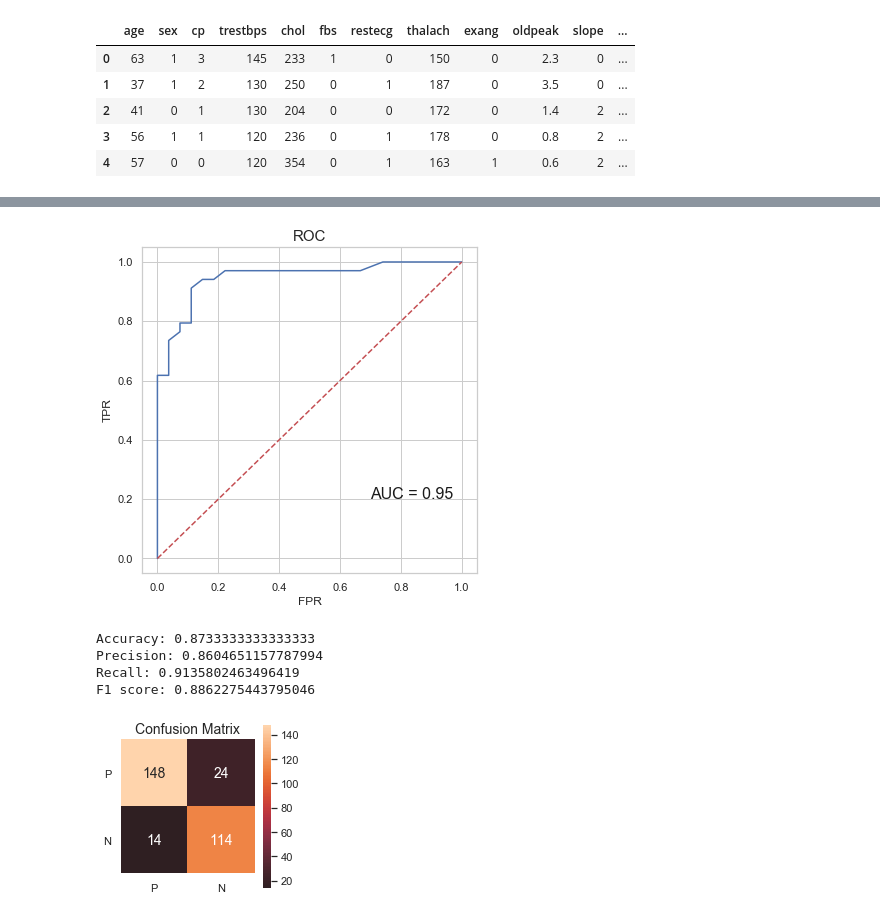
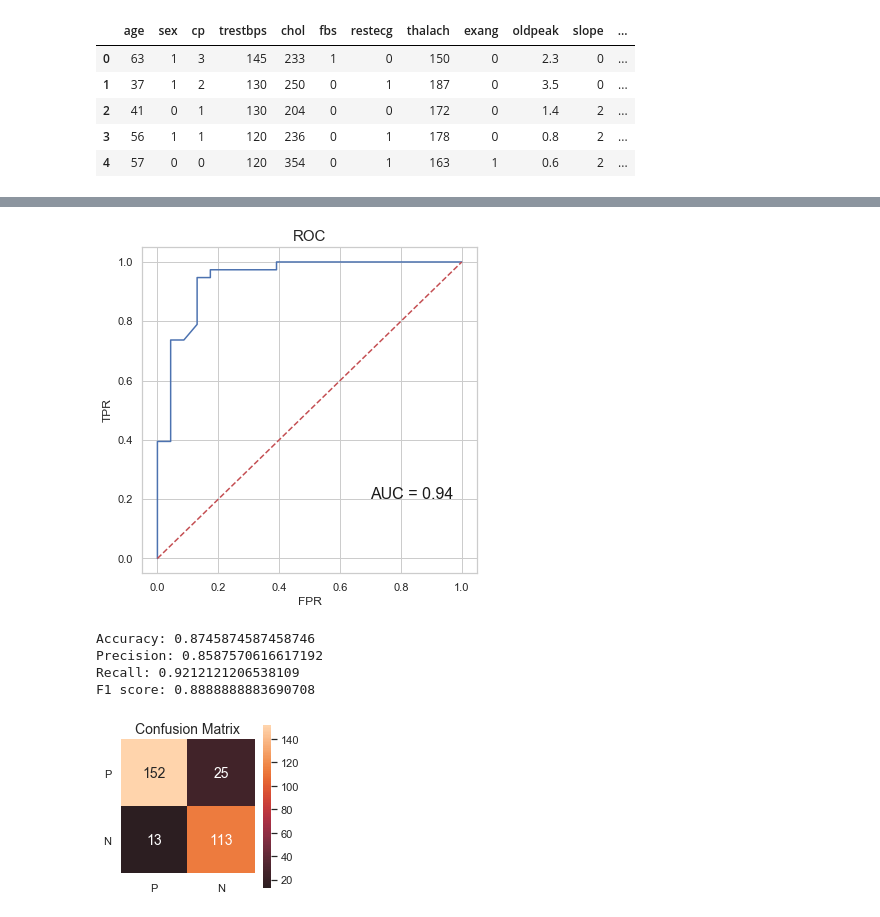
Before and after one commit to wincenzo/regressor, a Jupyter notebook: Regression_Class.ipynb, the cells around one changed output, grey strips where cells are left out. Saved outputs shown, nothing was run; the diff lists cells and outputs as text; code cells hidden in the pictures.

```diff
--- a/Regression_Class.ipynb
+++ b/Regression_Class.ipynb
@@ -113,2 +116,2 @@ df_mix = df.copy()
 # %%
-df_mix[num_col] = df_mix[num_col].transform(lambda x: (x-x.mean())/x.std())
+#df_mix[num_col] = df_mix[num_col].transform(lambda x: (x-x.mean())/x.std())
@@ -115,3 +125,5 @@ df_mix[num_col] = df_mix[num_col].transform(lambda x: (x-x.mean())/x.std())
+# %%
+df_mix.oldpeak = pd.qcut(df_mix.oldpeak, 3, labels=[1,2,3])
 # %%
 df_mix = pd.get_dummies(df_mix, drop_first=True).sample(frac=1, random_state=3479).reset_index(drop=True)
 df_mix.head()
@@ -125,0 +138,3 @@ df_mix.head()
+# %%
+df_mix[df_mix.columns.difference(['target_1'])] = df_mix[df_mix.columns.difference(['target_1'])].transform(lambda x: (x-x.mean())/x.std())
+df_mix.head()
@@ -126,5 +154,5 @@ df_mix.head()
 # %%
-log_reg = Reg(target='target_1', l_rate=.5, reg_rate=1., beta=.5, stop=3e-3)
+log_reg = Reg(target='target_1', l_rate=.5, reg_rate=2.5, beta=.5, stop=3e-3)
 # %%
 X_train, y_train, X_test, y_test = log_reg.split(df_mix, cutoff=.8)
 # %%
@@ -164,16 +195,16 @@ F1 score: 0.9014083982543173
 # %%
-log_reg.ROC(y_test)
+log_reg.ROC
 # %% [output]
-[figure, old version]
+[figure, new version]
 # %%
 #%%timeit
-log_reg.cross_val(df_mix, folds=50)
+log_reg.cross_val(df_mix, folds=101)
 # %% [output]
-Accuracy: 0.8733333333333333
-Precision: 0.8604651157787994
-Recall: 0.9135802463496419
-F1 score: 0.8862275443795046
+Accuracy: 0.8745874587458746
+Precision: 0.8587570616617192
+Recall: 0.9212121206538109
+F1 score: 0.8888888883690708
-[figure, old version]
+[figure, new version]
 # %%
 X_mix, y_mix, _, _ = log_reg.split(df_mix, cutoff=1.)
 # %%
```
Also changed, not shown: parts of 38 cells of this notebook, 2 other files.
